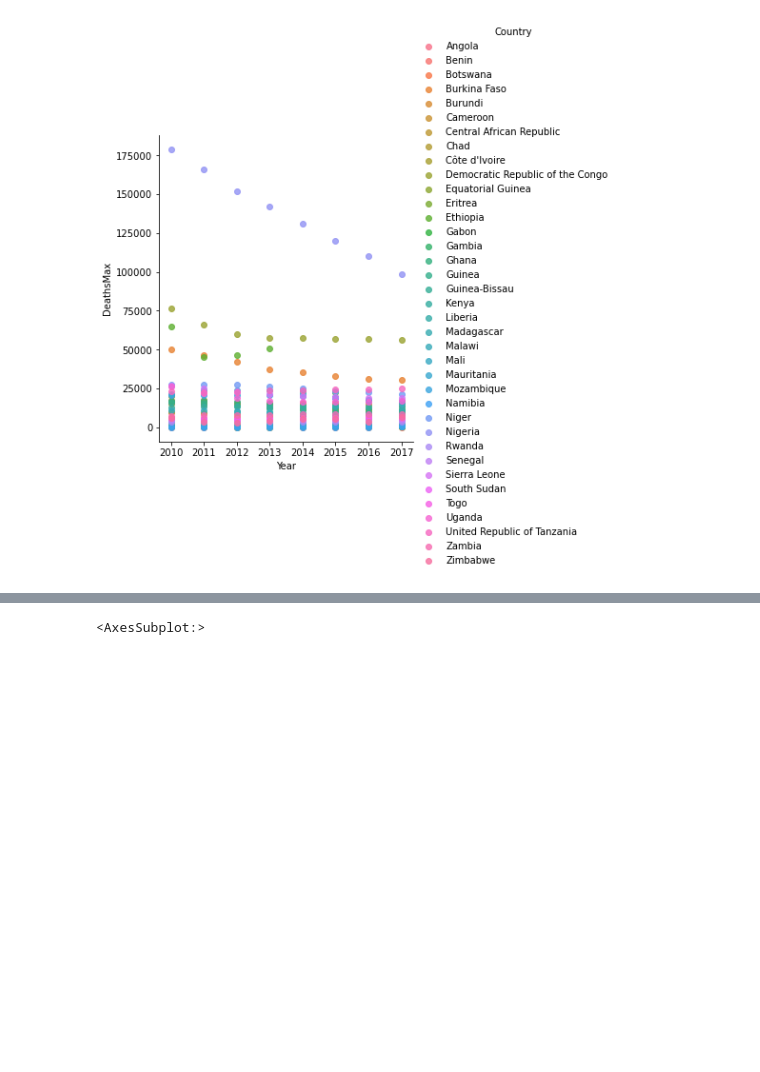
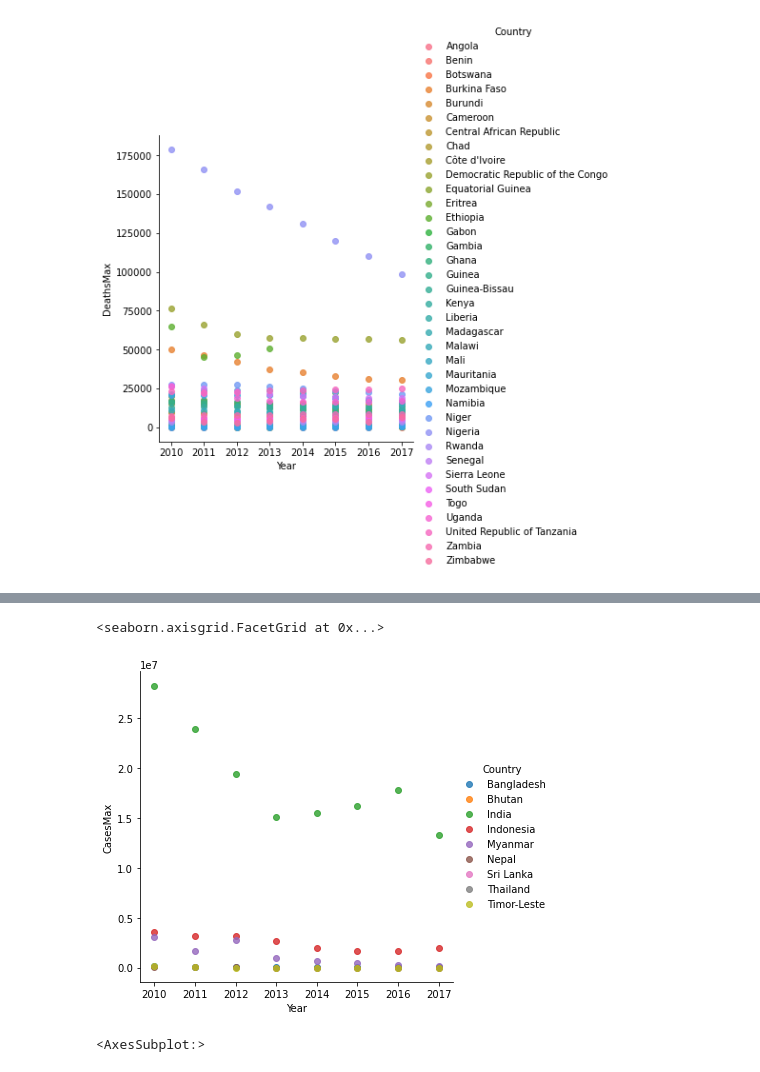
Before and after one commit to Michael-Kneale/COMP2200-Group-Project, a Jupyter notebook: main_report.ipynb, the cells around one changed output, grey strips where cells are left out. Saved outputs shown, nothing was run; the diff lists cells and outputs as text; code cells hidden in the pictures; blank space fills up the shorter version.

```diff
--- a/main_report.ipynb
+++ b/main_report.ipynb
@@ -388,3 +398,8 @@ sns.lmplot(x = 'Year', y = 'DeathsMax', data = malaria_africa, fit_reg = False,
+# %%
+sns.lmplot(x = 'Year', y = 'CasesMax', data = malaria_asia, fit_reg = False, hue = 'Country')
+# %% [output]
+<seaborn.axisgrid.FacetGrid at 0x...>
+[figure, added]
 # %%
 sns.heatmap(malaria_africa.corr(), cmap = "Spectral")
 # %% [output]
```
Also changed, not shown: parts of 2 cells of this notebook.
